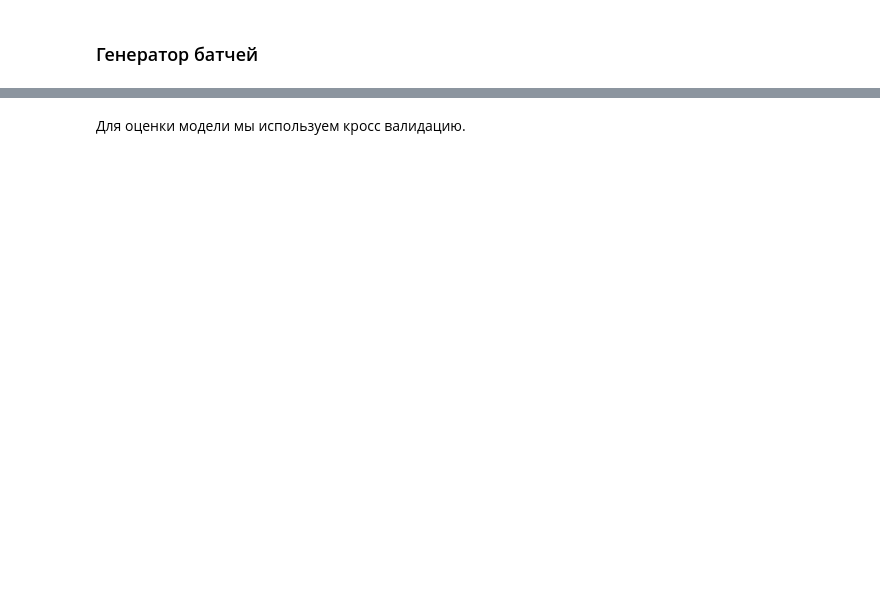
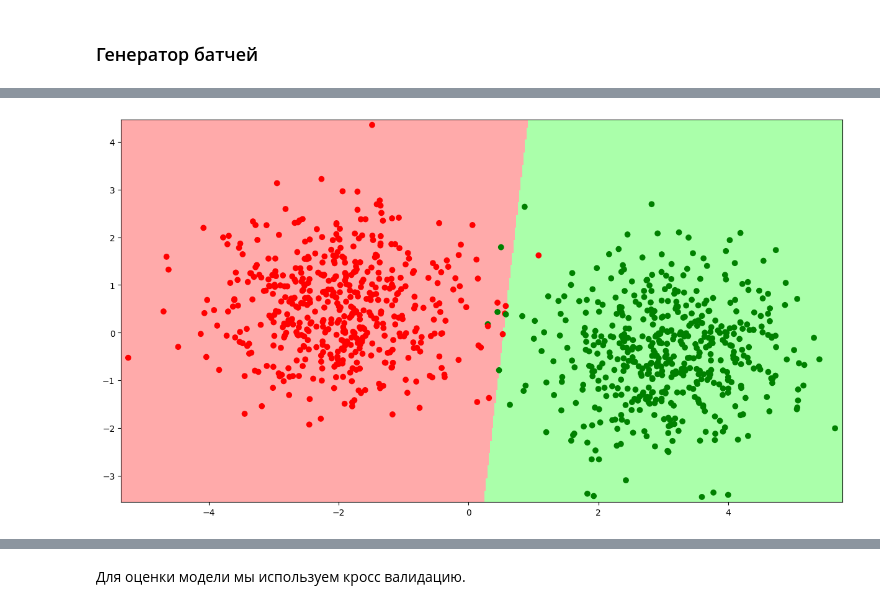
Before and after one commit to grvlko/ml-study, a Jupyter notebook: stepik-deep-learning-course/linear-models/linear_models.ipynb, the cells around one changed output, grey strips where cells are left out. Saved outputs shown, nothing was run; the diff lists cells and outputs as text; code cells hidden in the pictures; blank space fills up the shorter version.

```diff
--- a/stepik-deep-learning-course/linear-models/linear_models.ipynb
+++ b/stepik-deep-learning-course/linear-models/linear_models.ipynb
@@ -295,10 +113,0 @@ assert np.allclose(grads, np.array([-0.38,  0.82, -2.6 , -0.33])), "Что-то
-# %%
-np.random.seed(42)
-m = MyElasticLogisticRegression(.2, .2)
-X = np.random.rand(100,3)
-X = np.concatenate((np.ones((X.shape[0], 1)), X), axis=1)
-y = np.random.randint(0, 1, size=(100,))
-preds = np.random.rand(100)
-m.w = np.array([1,1,1,1])
-grads = m.get_grad(X, y, preds)
-assert np.allclose(grads, np.array([49.11489408, 24.4698149, 25.87049356, 25.0139452])), "Что-то не так!"
@@ -305 +154,13 @@ assert np.allclose(grads, np.array([49.11489408, 24.4698149, 25.87049356, 25.013
+# %%
+class ElasticLogisticRegression(LogisticRegression):
+    def __init__(self, l1_coef, l2_coef):
+        self.l1_coef = l1_coef
+        self.l2_coef = l2_coef
+        self.w = None
+
+    def get_grad(self, X_batch, y_batch, predictions):
+        grad_basic = super().get_grad(X_batch, y_batch, predictions)
+        grad_l1 = np.insert(self.l1_coef * np.sign(self.w[1:]), 0, 0)
+        grad_l2 = np.insert(2 * self.l2_coef * self.w[1:], 0, 0)
+        return grad_basic + grad_l1 + grad_l2
 # %% [markdown]
@@ -322,19 +183,20 @@ plt.show()
 # %%
-clf = MyElasticLogisticRegression(0.1, 0.1)
+clf = ElasticLogisticRegression(0.1, 0.1)
 clf.fit(X, y, epochs=1000)
 w = clf.get_weights()
 # %%
 from matplotlib.colors import ListedColormap
 
 plt.figure(figsize=(15,8))
 
 eps = 0.1
-xx, yy = np.meshgrid(np.linspace(np.min(X[:,0]) - eps, np.max(X[:,0]) + eps, 200),
-                     np.linspace(np.min(X[:,1]) - eps, np.max(X[:,1]) + eps, 200))
-Z = clf.predict(np.c_[xx.ravel(), yy.ravel()])
-Z = Z.reshape(xx.shape)
-cmap_light = ListedColormap(['#FFAAAA', '#AAFFAA'])
-plt.pcolormesh(xx, yy, Z, cmap=cmap_light)
+xv, yv = np.meshgrid(np.linspace(np.min(X[:,0]) - eps, np.max(X[:,0]) + eps, 500),
+                     np.linspace(np.min(X[:,1]) - eps, np.max(X[:,1]) + eps, 500))
+z = clf.predict(np.c_[xv.ravel(), yv.ravel()]).reshape(xv.shape)
 
+plt.pcolormesh(xv, yv, z, cmap=ListedColormap(['#FFAAAA', '#AAFFAA']))
 plt.scatter(X[:, 0], X[:, 1], c=colored_y)
+plt.show()
+# %% [output]
+[figure, added]
 # %% [markdown]
```
Also changed, not shown: parts of 24 cells of this notebook, 1 other file.
